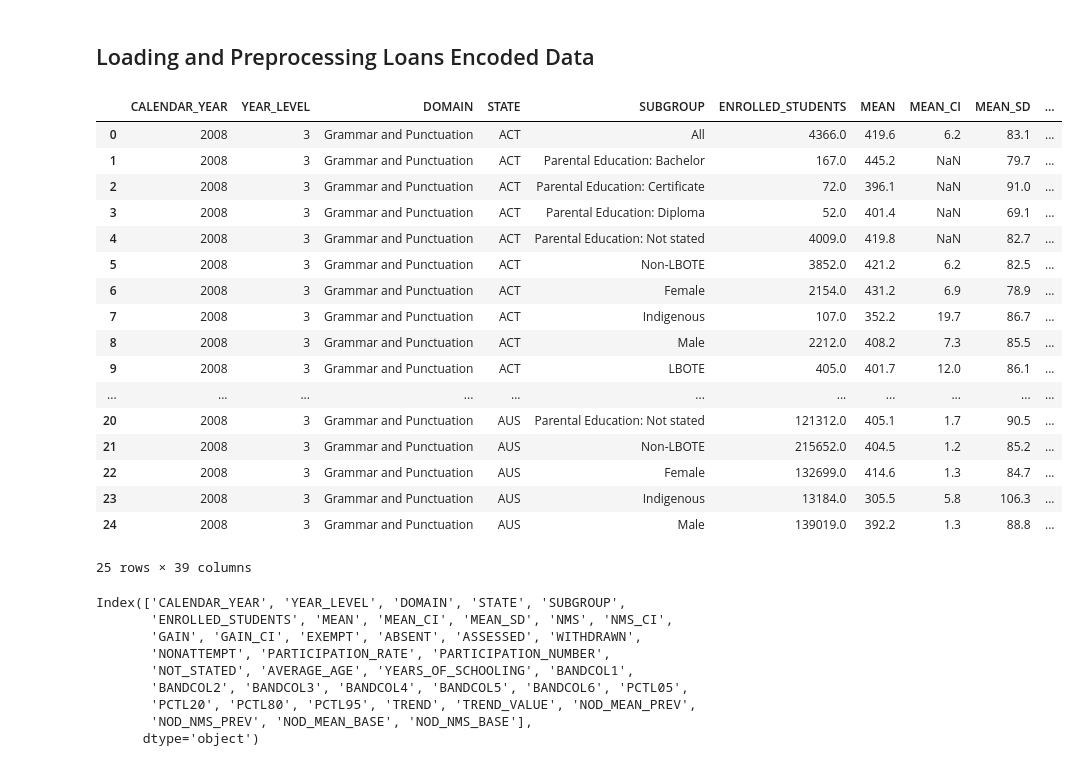
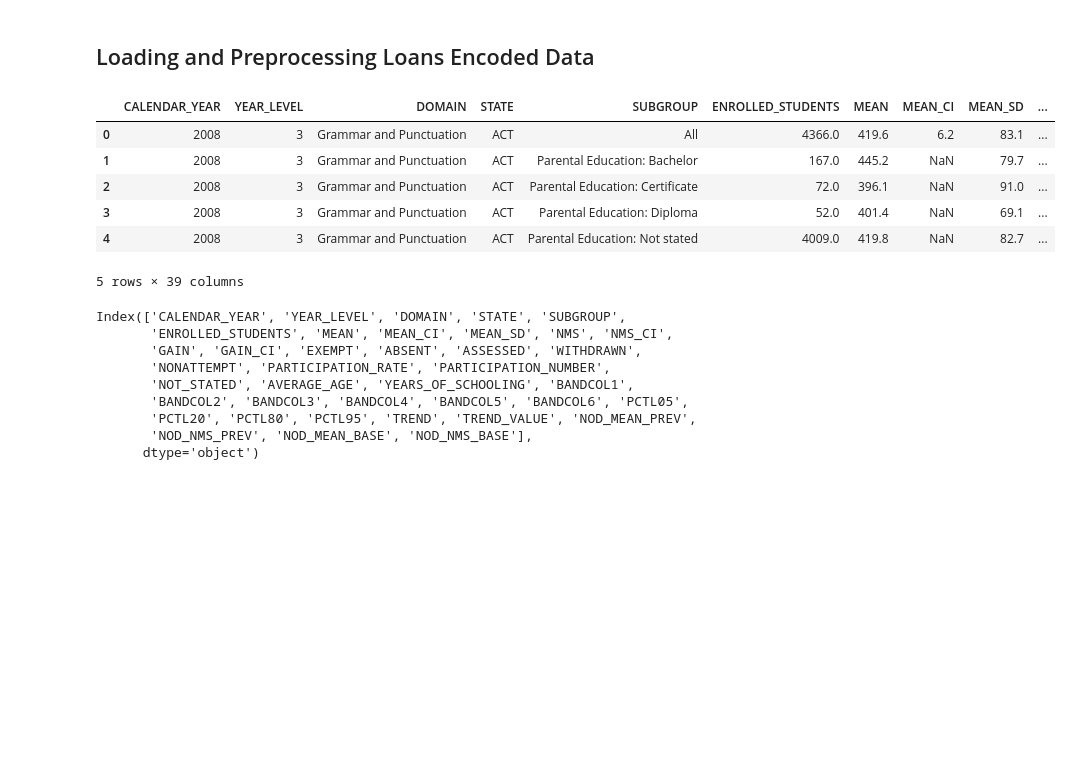
Before and after one commit to BillieOdelle/Project4_NAPLAN_STUDENT_ACHIEVEMENT, a Jupyter notebook: project trial.ipynb, the cells around one changed output. Saved outputs shown, nothing was run; the diff lists cells and outputs as text; code cells hidden in the pictures; blank space fills up the shorter version.

```diff
--- a/project trial.ipynb
+++ b/project trial.ipynb
@@ -30,26 +30,15 @@ from sklearn.metrics import confusion_matrix, accuracy_score, classification_rep
 # %%
 # Loading data
 df_Naplan = pd.read_csv("Naplan_results.csv")
-df_Naplan.head(25)
+df_Naplan.head(5)
 # %% [output]
 |  | CALENDAR_YEAR | YEAR_LEVEL | DOMAIN | STATE | SUBGROUP | ENROLLED_STUDENTS | MEAN | MEAN_CI | MEAN_SD | ... |
 | 0 | 2008 | 3 | Grammar and Punctuation | ACT | All | 4366.0 | 419.6 | 6.2 | 83.1 | ... |
 | 1 | 2008 | 3 | Grammar and Punctuation | ACT | Parental Education: Bachelor | 167.0 | 445.2 | NaN | 79.7 | ... |
 | 2 | 2008 | 3 | Grammar and Punctuation | ACT | Parental Education: Certificate | 72.0 | 396.1 | NaN | 91.0 | ... |
 | 3 | 2008 | 3 | Grammar and Punctuation | ACT | Parental Education: Diploma | 52.0 | 401.4 | NaN | 69.1 | ... |
 | 4 | 2008 | 3 | Grammar and Punctuation | ACT | Parental Education: Not stated | 4009.0 | 419.8 | NaN | 82.7 | ... |
-| 5 | 2008 | 3 | Grammar and Punctuation | ACT | Non-LBOTE | 3852.0 | 421.2 | 6.2 | 82.5 | ... |
-| 6 | 2008 | 3 | Grammar and Punctuation | ACT | Female | 2154.0 | 431.2 | 6.9 | 78.9 | ... |
-| 7 | 2008 | 3 | Grammar and Punctuation | ACT | Indigenous | 107.0 | 352.2 | 19.7 | 86.7 | ... |
-| 8 | 2008 | 3 | Grammar and Punctuation | ACT | Male | 2212.0 | 408.2 | 7.3 | 85.5 | ... |
-| 9 | 2008 | 3 | Grammar and Punctuation | ACT | LBOTE | 405.0 | 401.7 | 12.0 | 86.1 | ... |
-| ... | ... | ... | ... | ... | ... | ... | ... | ... | ... | ... |
-| 20 | 2008 | 3 | Grammar and Punctuation | AUS | Parental Education: Not stated | 121312.0 | 405.1 | 1.7 | 90.5 | ... |
-| 21 | 2008 | 3 | Grammar and Punctuation | AUS | Non-LBOTE | 215652.0 | 404.5 | 1.2 | 85.2 | ... |
-| 22 | 2008 | 3 | Grammar and Punctuation | AUS | Female | 132699.0 | 414.6 | 1.3 | 84.7 | ... |
-| 23 | 2008 | 3 | Grammar and Punctuation | AUS | Indigenous | 13184.0 | 305.5 | 5.8 | 106.3 | ... |
-| 24 | 2008 | 3 | Grammar and Punctuation | AUS | Male | 139019.0 | 392.2 | 1.3 | 88.8 | ... |
-25 rows × 39 columns
+5 rows × 39 columns
 # %%
 cols= df_Naplan.columns
 cols
```
Also changed, not shown: parts of 24 cells of this notebook, 1 other file.
